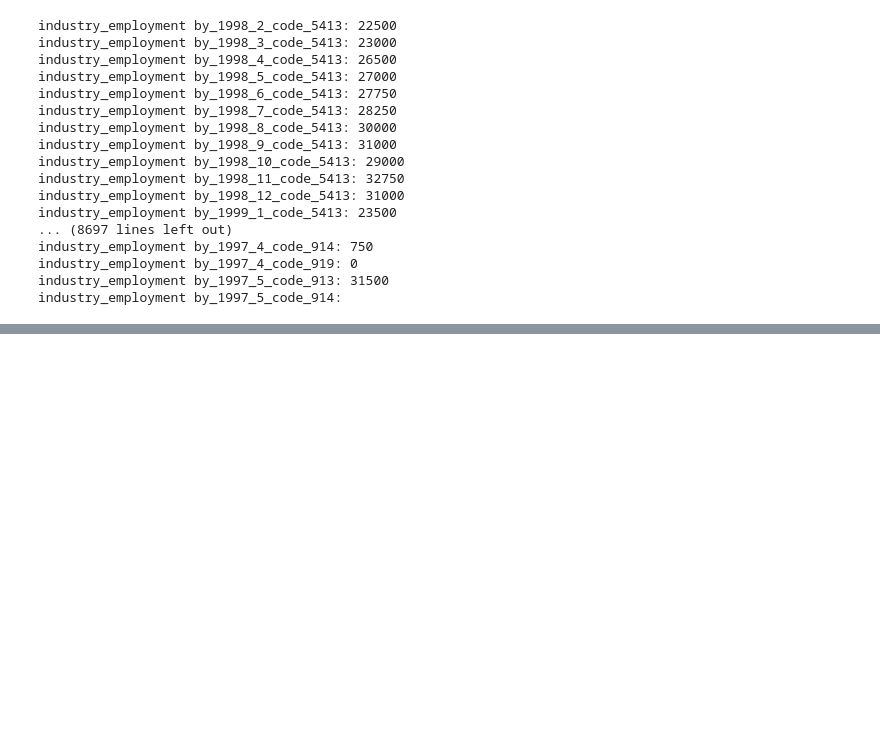
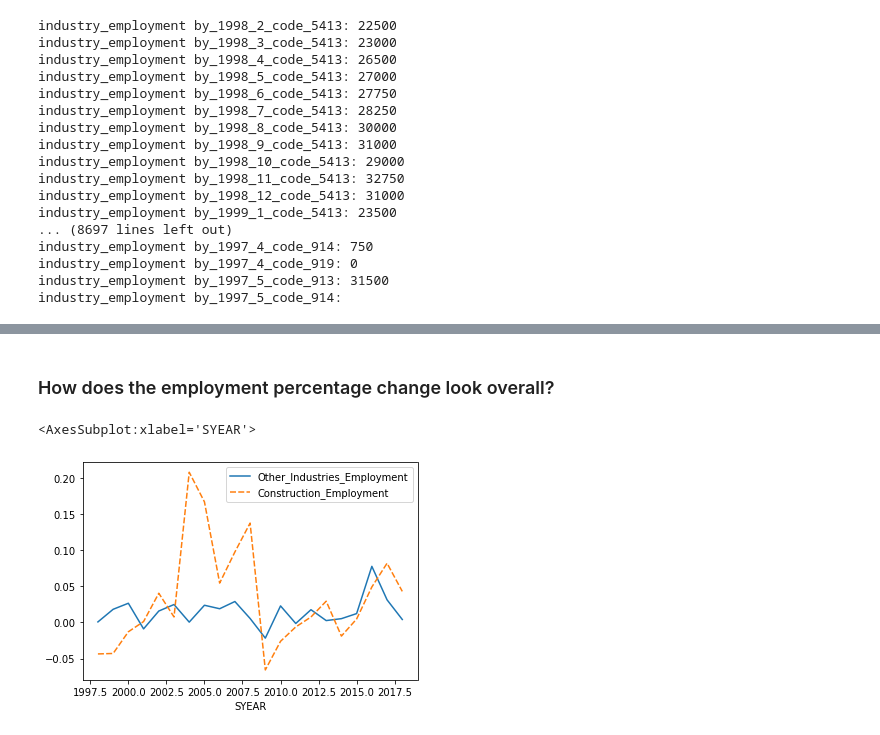
Before and after one commit to AbdiTolesa/naics-time-series-analysis, a Jupyter notebook: notebook.ipynb, the cells around one changed output, grey strips where cells are left out. Cells and saved outputs as stored; diff of their text form; code cells hidden in the pictures; blank space fills up the shorter version.

```diff
--- a/notebook.ipynb
+++ b/notebook.ipynb
@@ -126,0 +161,7 @@ print(merged_df.head(24))
+# %% [markdown]
+### How does the employment percentage change look overall?
+# %%
+sns.lineplot(data=combined_summaries.pct_change())
+# %% [output]
+<AxesSubplot:xlabel='SYEAR'>
+[figure, added]
```
Also changed, not shown: parts of 9 cells of this notebook, 1 other file.
